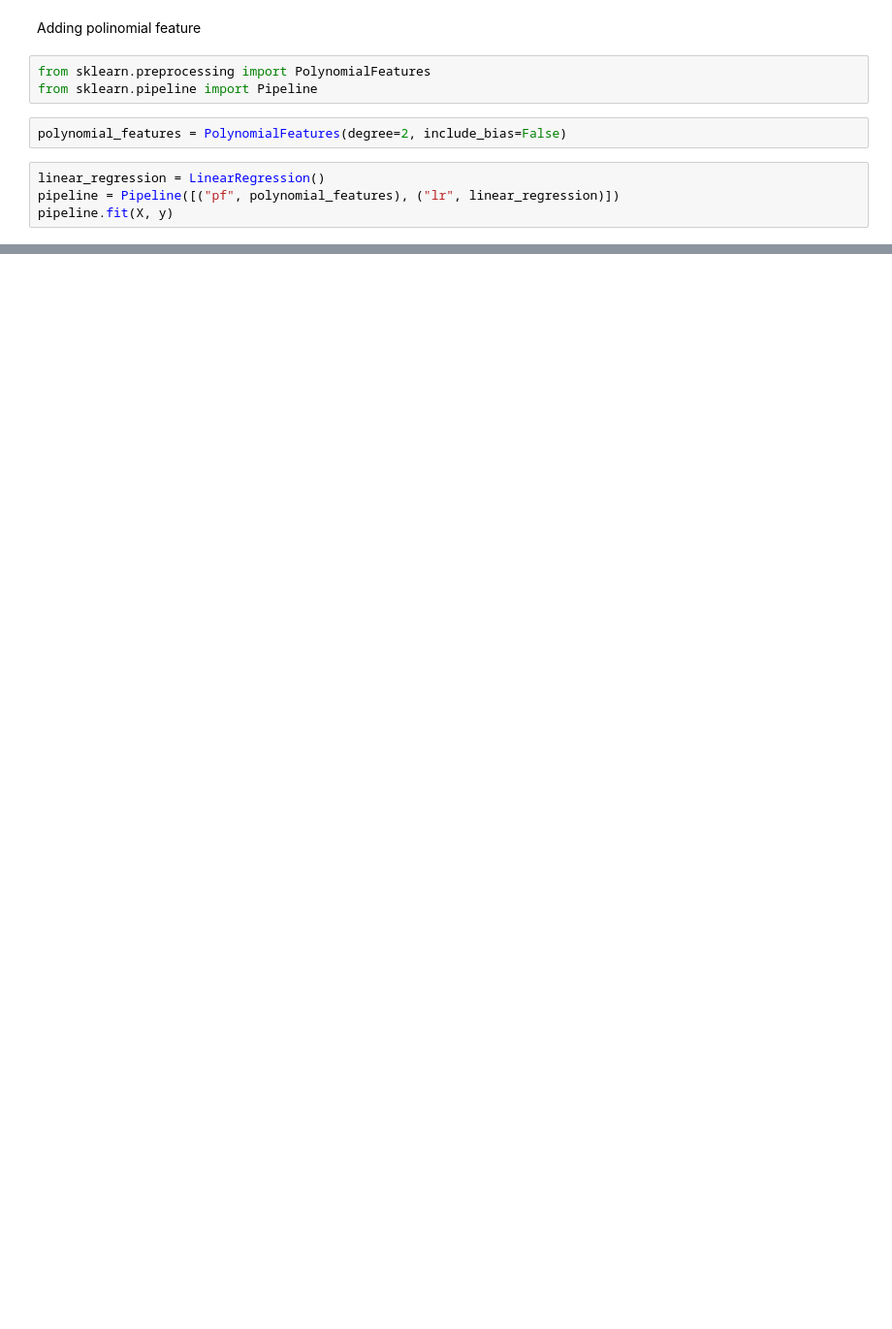
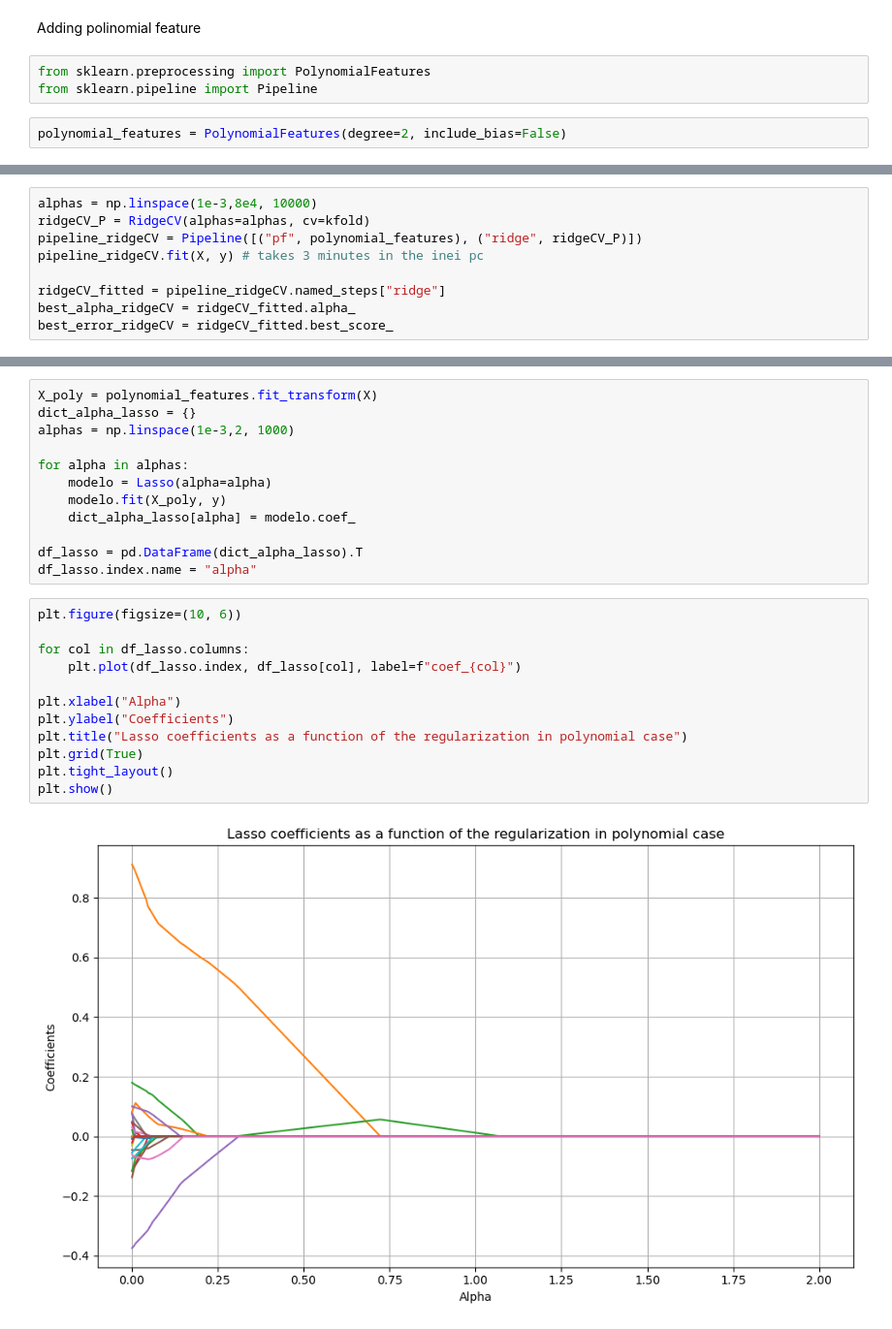
Before and after one commit to jorgeDongoG/ENEI-2025-ML1-Tarea1, a Jupyter notebook: scripts/Notebook.ipynb, the cells around one changed output, grey strips where cells are left out. Shown at 97% size. Drawn from its saved outputs; the diff is of its cells as text; blank space fills up the shorter version.

```diff
--- a/scripts/Notebook.ipynb
+++ b/scripts/Notebook.ipynb
@@ -546,8 +589,4 @@ from sklearn.preprocessing import PolynomialFeatures
 from sklearn.pipeline import Pipeline
 # %%
 polynomial_features = PolynomialFeatures(degree=2, include_bias=False)
-# %%
-linear_regression = LinearRegression()
-pipeline = Pipeline([("pf", polynomial_features), ("lr", linear_regression)])
-pipeline.fit(X, y)
 # %%
@@ -618,0 +611,9 @@ best_error_lassoCV = mean_errors_lassoCV[np.where(lassoCV.alphas == best_alpha_l
+# %%
+alphas = np.linspace(1e-3,8e4, 10000)
+ridgeCV_P = RidgeCV(alphas=alphas, cv=kfold)
+pipeline_ridgeCV = Pipeline([("pf", polynomial_features), ("ridge", ridgeCV_P)])
+pipeline_ridgeCV.fit(X, y) # takes 3 minutes in the inei pc
+
+ridgeCV_fitted = pipeline_ridgeCV.named_steps["ridge"]
+best_alpha_ridgeCV = ridgeCV_fitted.alpha_
+best_error_ridgeCV = ridgeCV_fitted.best_score_
@@ -618,0 +628,26 @@ best_error_lassoCV = mean_errors_lassoCV[np.where(lassoCV.alphas == best_alpha_l
+# %%
+X_poly = polynomial_features.fit_transform(X)
+dict_alpha_lasso = {}
+alphas = np.linspace(1e-3,2, 1000)
+
+for alpha in alphas:
+    modelo = Lasso(alpha=alpha)
+    modelo.fit(X_poly, y)
+    dict_alpha_lasso[alpha] = modelo.coef_
+
+df_lasso = pd.DataFrame(dict_alpha_lasso).T
+df_lasso.index.name = "alpha"
+# %%
+plt.figure(figsize=(10, 6))
+
+for col in df_lasso.columns:
+    plt.plot(df_lasso.index, df_lasso[col], label=f"coef_{col}")
+
+plt.xlabel("Alpha")
+plt.ylabel("Coefficients")
+plt.title("Lasso coefficients as a function of the regularization in polynomial case")
+plt.grid(True)
+plt.tight_layout()
+plt.show()
+# %% [output]
+[figure, added]
```
Also changed, not shown: parts of 20 cells of this notebook.
